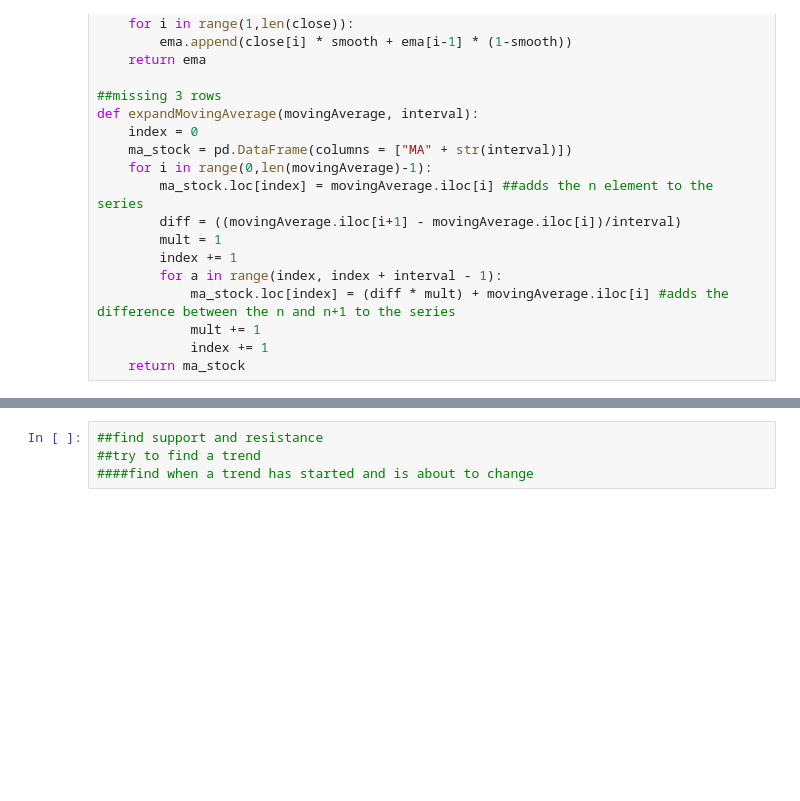
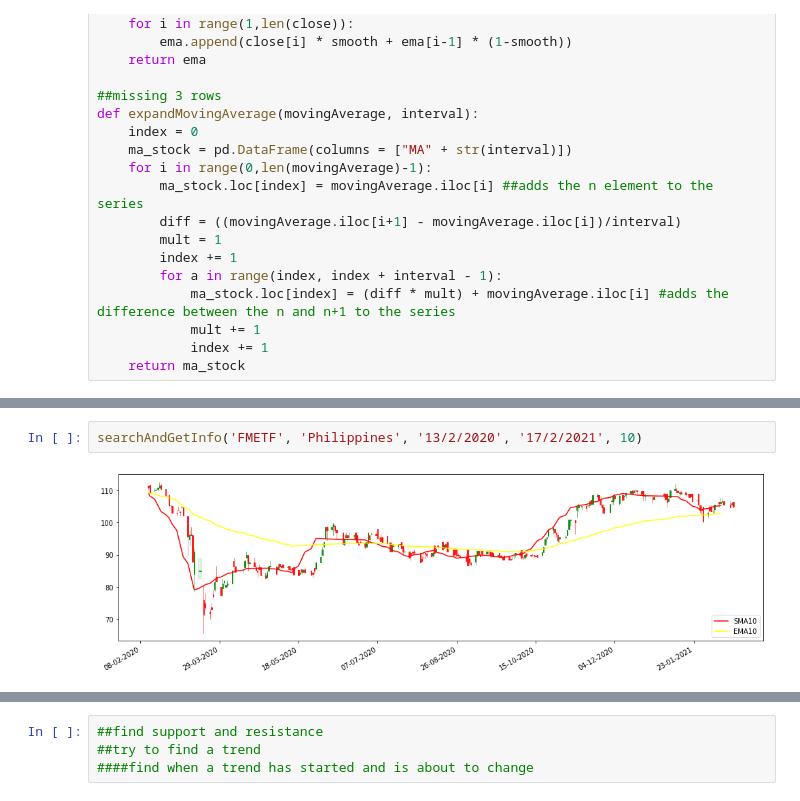
Before and after one commit to ryanperezx/PH-Stock-Market-Prediction, a Jupyter notebook: stock-market-prediction.ipynb, the cells around one changed output, grey strips where cells are left out. Drawn from its saved outputs; the diff is of its cells as text; blank space fills up the shorter version.

```diff
--- a/stock-market-prediction.ipynb
+++ b/stock-market-prediction.ipynb
@@ -80,0 +109,4 @@ def searchAndGetInfo(stock, country, from_date, to_date, interval):
+# %%
+searchAndGetInfo('FMETF', 'Philippines', '13/2/2020', '17/2/2021', 10)
+# %% [output]
+[figure, added]
```
Also changed, not shown: parts of 7 cells of this notebook.
